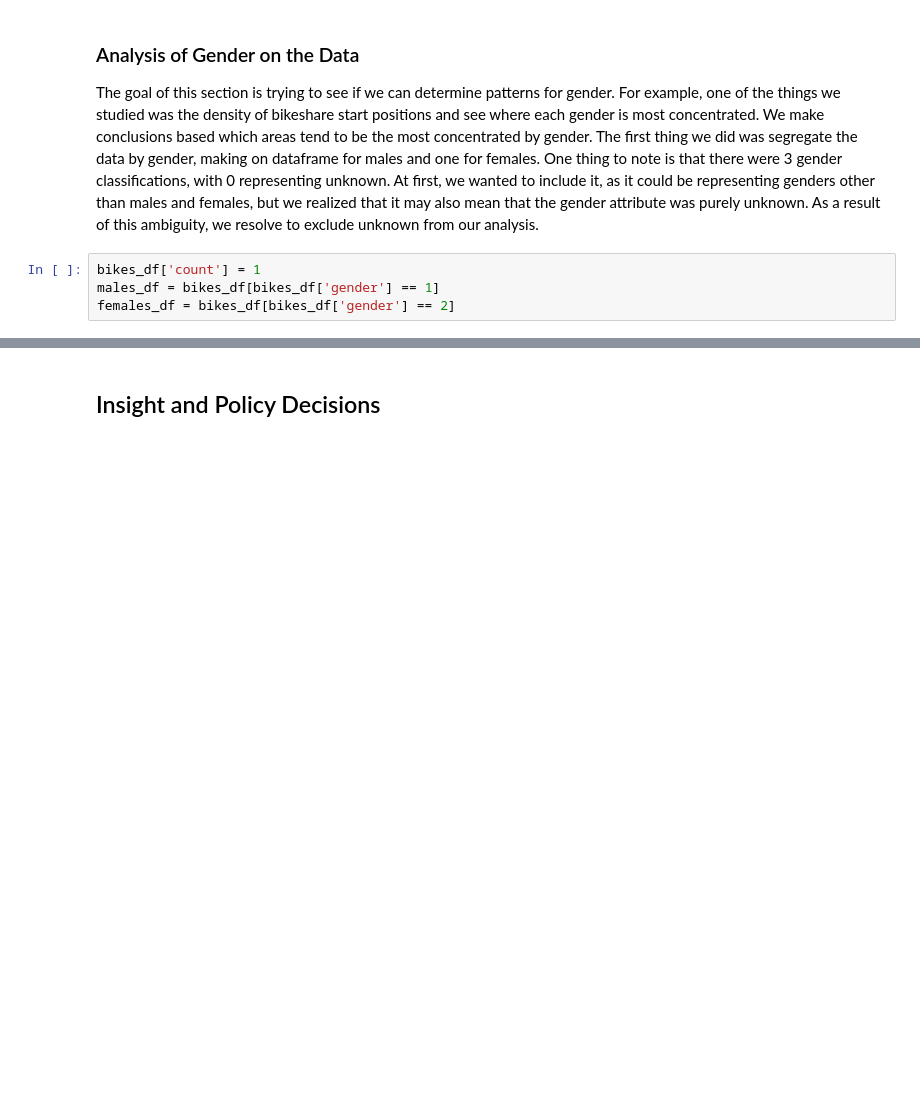
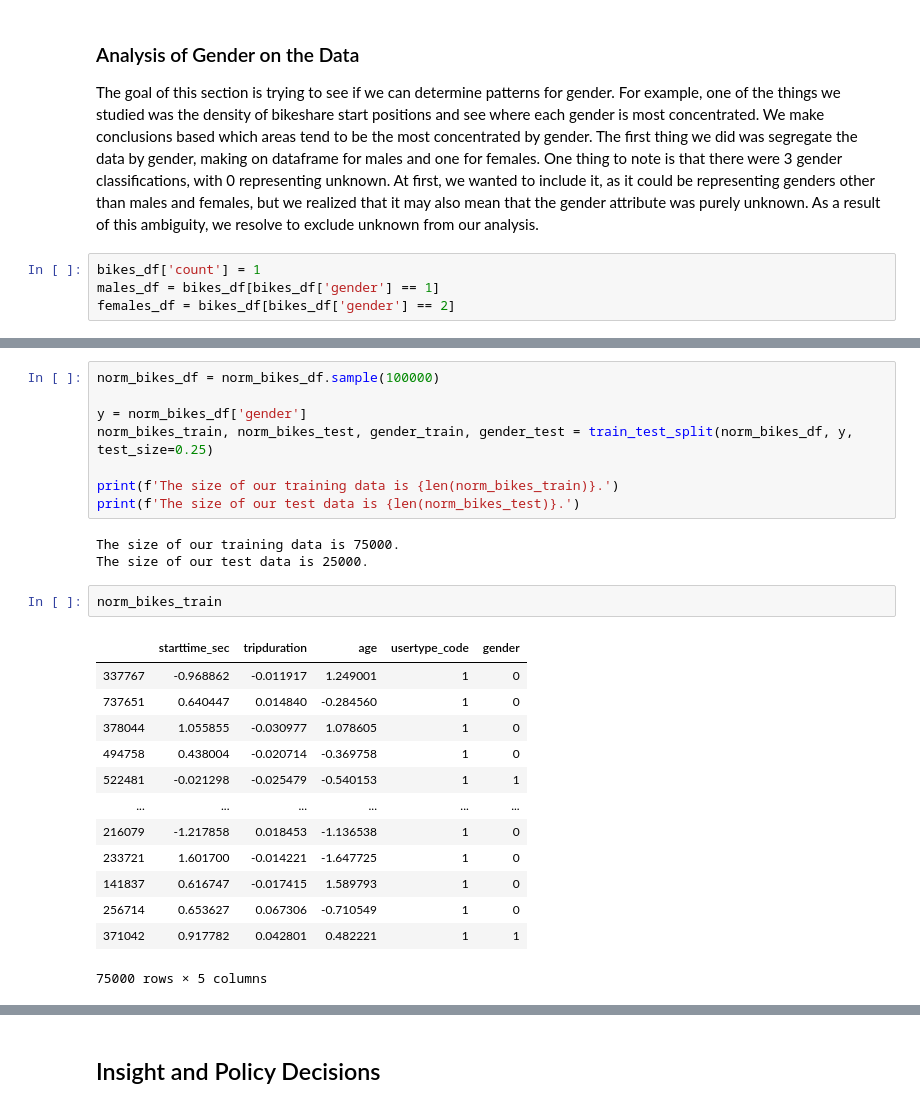
Before and after one commit to arunsrinivas20/arunsrinivas20.github.io, a Jupyter notebook: Andrew_Arun_Matt_CMSC320_Final.ipynb, the cells around one changed output, grey strips where cells are left out. Cells and saved outputs as stored; diff of their text form; blank space fills up the shorter version.

```diff
--- a/Andrew_Arun_Matt_CMSC320_Final.ipynb
+++ b/Andrew_Arun_Matt_CMSC320_Final.ipynb
@@ -790,0 +877,27 @@ map_osm_females
+# %%
+norm_bikes_df = norm_bikes_df.sample(100000)
+
+y = norm_bikes_df['gender']
+norm_bikes_train, norm_bikes_test, gender_train, gender_test = train_test_split(norm_bikes_df, y, test_size=0.25)
+
+print(f'The size of our training data is {len(norm_bikes_train)}.')
+print(f'The size of our test data is {len(norm_bikes_test)}.')
+# %% [output]
+The size of our training data is 75000.
+The size of our test data is 25000.
+# %%
+norm_bikes_train
+# %% [output]
+|  | starttime_sec | tripduration | age | usertype_code | gender |
+| 337767 | -0.968862 | -0.011917 | 1.249001 | 1 | 0 |
+| 737651 | 0.640447 | 0.014840 | -0.284560 | 1 | 0 |
+| 378044 | 1.055855 | -0.030977 | 1.078605 | 1 | 0 |
+| 494758 | 0.438004 | -0.020714 | -0.369758 | 1 | 0 |
+| 522481 | -0.021298 | -0.025479 | -0.540153 | 1 | 1 |
+| ... | ... | ... | ... | ... | ... |
+| 216079 | -1.217858 | 0.018453 | -1.136538 | 1 | 0 |
+| 233721 | 1.601700 | -0.014221 | -1.647725 | 1 | 0 |
+| 141837 | 0.616747 | -0.017415 | 1.589793 | 1 | 0 |
+| 256714 | 0.653627 | 0.067306 | -0.710549 | 1 | 0 |
+| 371042 | 0.917782 | 0.042801 | 0.482221 | 1 | 1 |
+75000 rows × 5 columns
```
Also changed, not shown: parts of 20 cells of this notebook.
